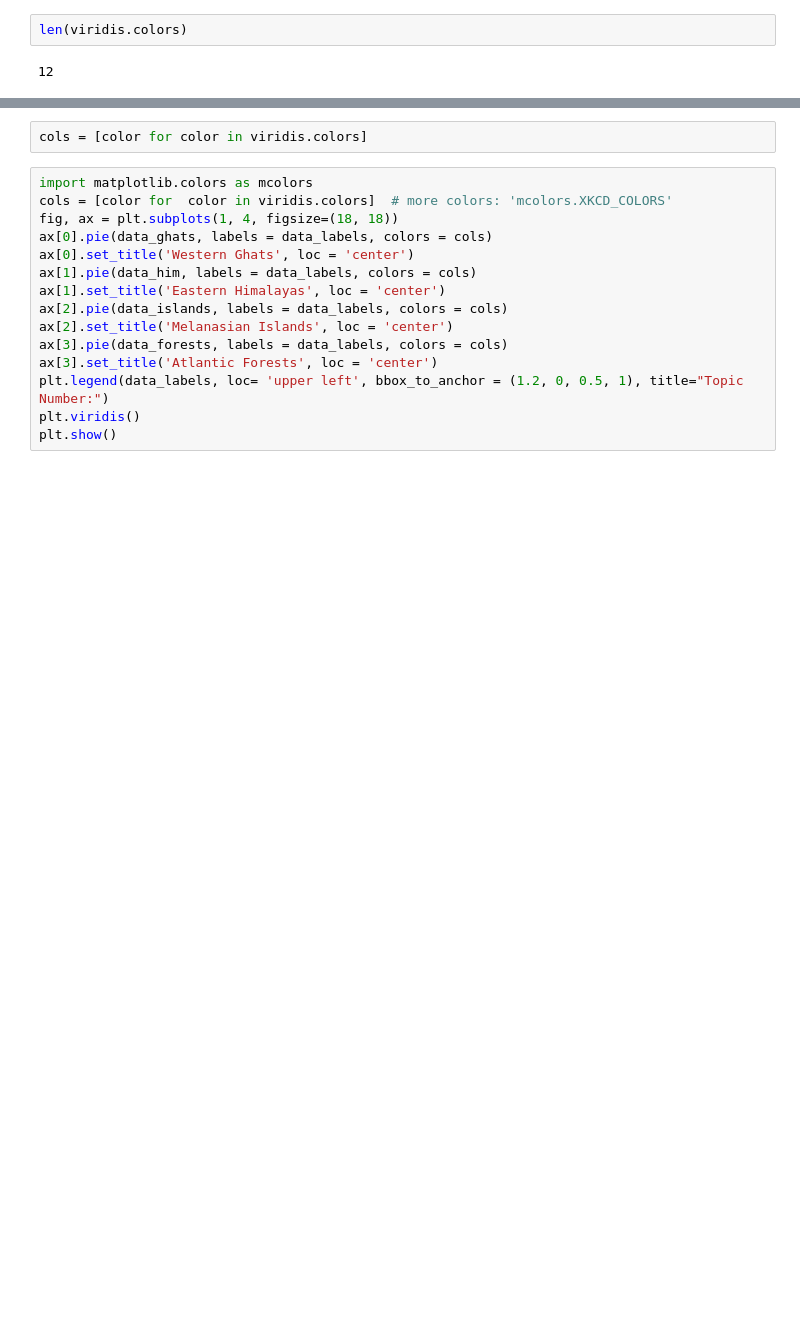
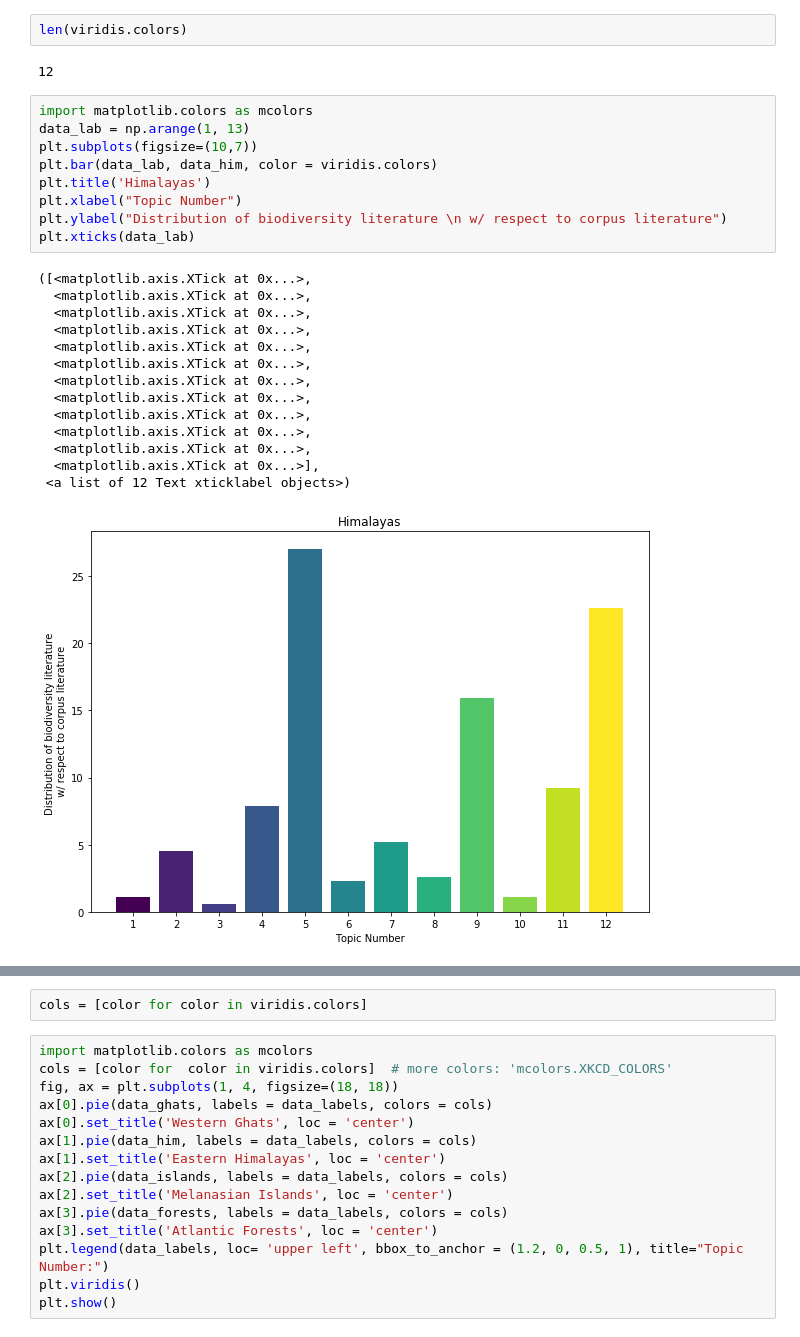
Before and after one commit to SarthakJShetty/Bias, a Jupyter notebook: notebooks/TESTING_NLP_Engine_12_Corpus_EXPERIMENTAL_CONTEXT_VISUALIZATION.ipynb, the cells around one changed output, grey strips where cells are left out. Cells and saved outputs as stored; diff of their text form; blank space fills up the shorter version.

```diff
--- a/notebooks/TESTING_NLP_Engine_12_Corpus_EXPERIMENTAL_CONTEXT_VISUALIZATION.ipynb
+++ b/notebooks/TESTING_NLP_Engine_12_Corpus_EXPERIMENTAL_CONTEXT_VISUALIZATION.ipynb
@@ -448,3 +461,27 @@ plt.xticks(data_lab)
 len(viridis.colors)
 # %% [output]
 12
+# %%
+import matplotlib.colors as mcolors
+data_lab = np.arange(1, 13)
+plt.subplots(figsize=(10,7))
+plt.bar(data_lab, data_him, color = viridis.colors)
+plt.title('Himalayas')
+plt.xlabel("Topic Number")
+plt.ylabel("Distribution of biodiversity literature \n w/ respect to corpus literature")
+plt.xticks(data_lab)
+# %% [output]
+([<matplotlib.axis.XTick at 0x...>,
+  <matplotlib.axis.XTick at 0x...>,
+  <matplotlib.axis.XTick at 0x...>,
+  <matplotlib.axis.XTick at 0x...>,
+  <matplotlib.axis.XTick at 0x...>,
+  <matplotlib.axis.XTick at 0x...>,
+  <matplotlib.axis.XTick at 0x...>,
+  <matplotlib.axis.XTick at 0x...>,
+  <matplotlib.axis.XTick at 0x...>,
+  <matplotlib.axis.XTick at 0x...>,
+  <matplotlib.axis.XTick at 0x...>,
+  <matplotlib.axis.XTick at 0x...>],
+ <a list of 12 Text xticklabel objects>)
+[figure, added]
```
Also changed, not shown: parts of 10 cells of this notebook.
